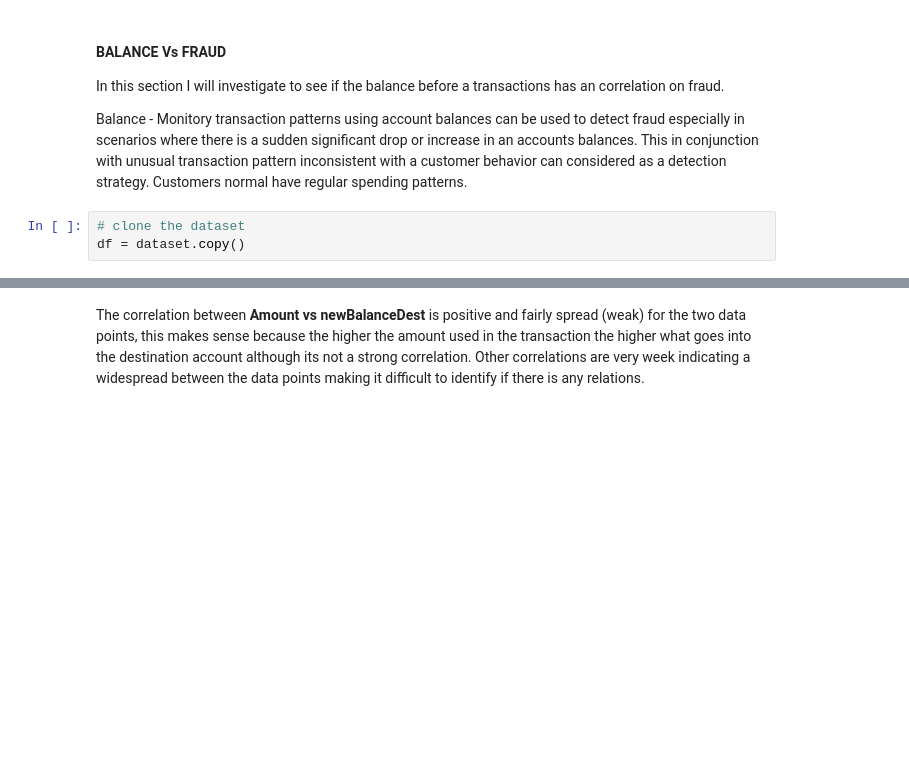
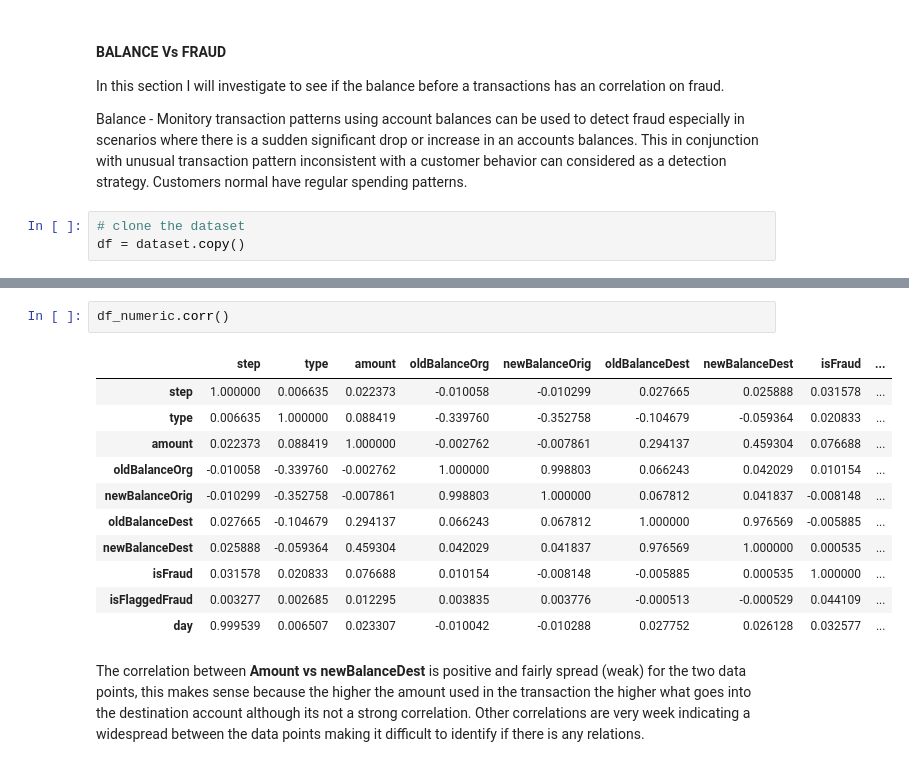
Before and after one commit to spectralcodex/momo-fincrime, a Jupyter notebook: fincrime.ipynb, the cells around one changed output, grey strips where cells are left out. Cells and saved outputs as stored; diff of their text form; blank space fills up the shorter version.

```diff
--- a/fincrime.ipynb
+++ b/fincrime.ipynb
@@ -733,3 +756,17 @@ plt.show()
+# %%
+df_numeric.corr()
+# %% [output]
+|  | step | type | amount | oldBalanceOrg | newBalanceOrig | oldBalanceDest | newBalanceDest | isFraud | ... |
+| step | 1.000000 | 0.006635 | 0.022373 | -0.010058 | -0.010299 | 0.027665 | 0.025888 | 0.031578 | ... |
+| type | 0.006635 | 1.000000 | 0.088419 | -0.339760 | -0.352758 | -0.104679 | -0.059364 | 0.020833 | ... |
+| amount | 0.022373 | 0.088419 | 1.000000 | -0.002762 | -0.007861 | 0.294137 | 0.459304 | 0.076688 | ... |
+| oldBalanceOrg | -0.010058 | -0.339760 | -0.002762 | 1.000000 | 0.998803 | 0.066243 | 0.042029 | 0.010154 | ... |
+| newBalanceOrig | -0.010299 | -0.352758 | -0.007861 | 0.998803 | 1.000000 | 0.067812 | 0.041837 | -0.008148 | ... |
+| oldBalanceDest | 0.027665 | -0.104679 | 0.294137 | 0.066243 | 0.067812 | 1.000000 | 0.976569 | -0.005885 | ... |
+| newBalanceDest | 0.025888 | -0.059364 | 0.459304 | 0.042029 | 0.041837 | 0.976569 | 1.000000 | 0.000535 | ... |
+| isFraud | 0.031578 | 0.020833 | 0.076688 | 0.010154 | -0.008148 | -0.005885 | 0.000535 | 1.000000 | ... |
+| isFlaggedFraud | 0.003277 | 0.002685 | 0.012295 | 0.003835 | 0.003776 | -0.000513 | -0.000529 | 0.044109 | ... |
+| day | 0.999539 | 0.006507 | 0.023307 | -0.010042 | -0.010288 | 0.027752 | 0.026128 | 0.032577 | ... |
 # %% [markdown]
 The correlation between **Amount vs newBalanceDest** is positive and fairly spread (weak) for the two data points, this makes sense because the higher the amount used in the transaction the higher what goes into the destination account although its not a strong correlation. Other correlations are very week indicating a widespread between the data points making it difficult to identify if there is any relations.
 # %% [markdown]
```
Also changed, not shown: parts of 12 cells of this notebook, 12 other files.
